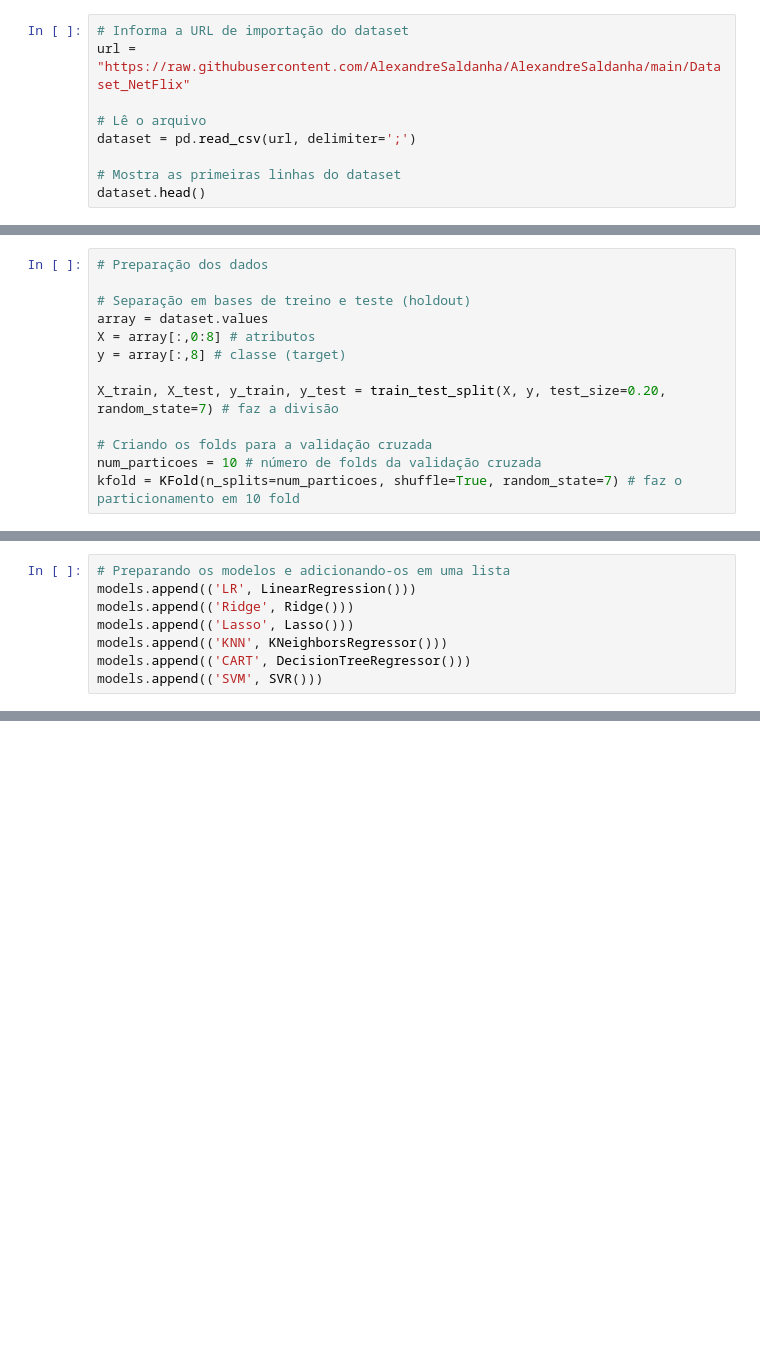
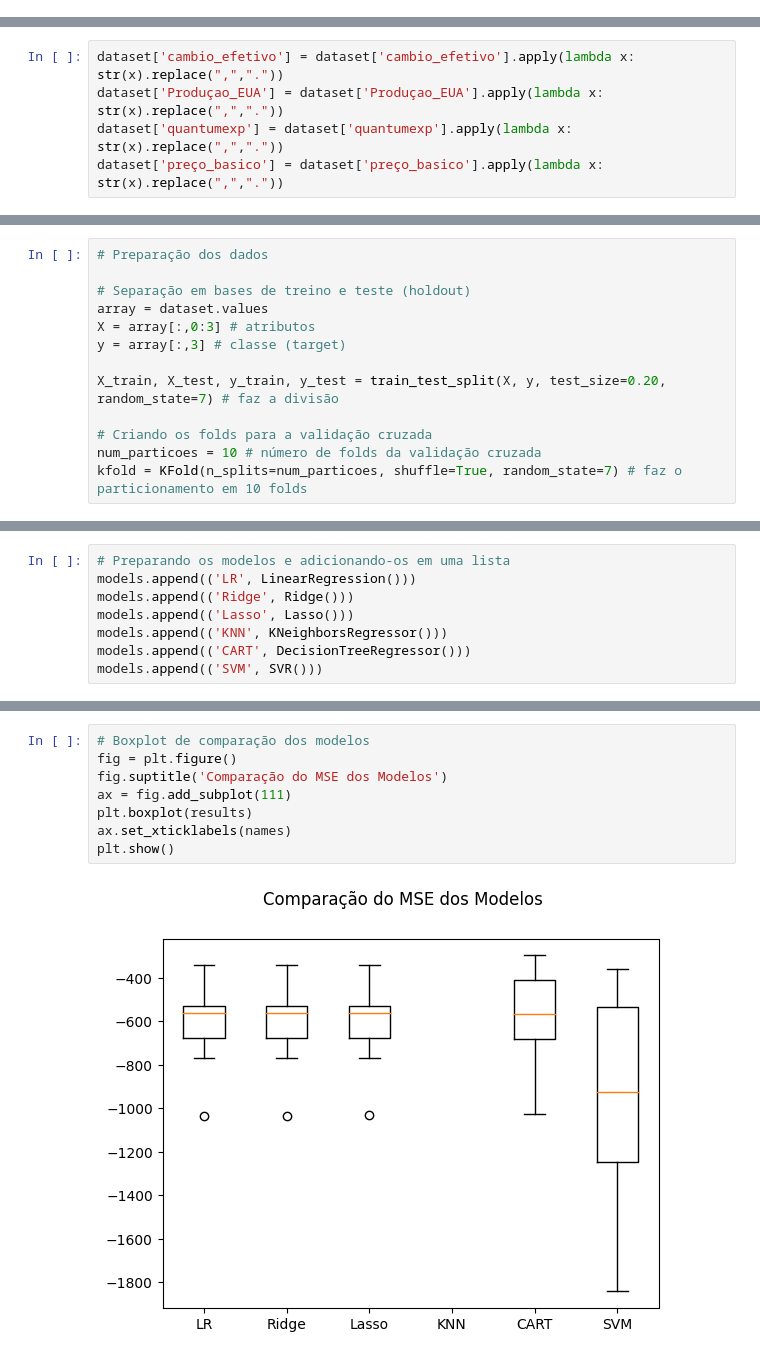
Before and after one commit to AlexandreSaldanha/AlexandreSaldanha, a Jupyter notebook: MVP_ML.ipynb, the cells around one changed output, grey strips where cells are left out. Saved outputs shown, nothing was run; the diff lists cells and outputs as text; blank space fills up the shorter version.

```diff
--- a/MVP_ML.ipynb
+++ b/MVP_ML.ipynb
@@ -19,12 +20,3 @@ from sklearn.linear_model import Lasso # algoritmo Regularização Lasso
 from sklearn.neighbors import KNeighborsRegressor # algoritmo KNN
 from sklearn.tree import DecisionTreeRegressor # algoritmo Árvore de Regressão
 from sklearn.svm import SVR # algoritmo SVM
-# %%
-# Informa a URL de importação do dataset
-url = "https://raw.githubusercontent.com/AlexandreSaldanha/AlexandreSaldanha/main/Dataset_NetFlix"
-
-# Lê o arquivo
-dataset = pd.read_csv(url, delimiter=';')
-
-# Mostra as primeiras linhas do dataset
-dataset.head()
@@ -37,0 +36,5 @@ dataset.head()
+# %%
+dataset['cambio_efetivo'] = dataset['cambio_efetivo'].apply(lambda x: str(x).replace(",","."))
+dataset['Produçao_EUA'] = dataset['Produçao_EUA'].apply(lambda x: str(x).replace(",","."))
+dataset['quantumexp'] = dataset['quantumexp'].apply(lambda x: str(x).replace(",","."))
+dataset['preço_basico'] = dataset['preço_basico'].apply(lambda x: str(x).replace(",","."))
@@ -40,14 +61,14 @@ dataset.head()
 
 # Separação em bases de treino e teste (holdout)
 array = dataset.values
-X = array[:,0:8] # atributos
-y = array[:,8] # classe (target)
+X = array[:,0:3] # atributos
+y = array[:,3] # classe (target)
 
 X_train, X_test, y_train, y_test = train_test_split(X, y, test_size=0.20, random_state=7) # faz a divisão
 
 # Criando os folds para a validação cruzada
 num_particoes = 10 # número de folds da validação cruzada
-kfold = KFold(n_splits=num_particoes, shuffle=True, random_state=7) # faz o particionamento em 10 fold
+kfold = KFold(n_splits=num_particoes, shuffle=True, random_state=7) # faz o particionamento em 10 folds
 # %%
 # Modelagem
 
@@ -79,0 +106,10 @@ ValueError: ignored
+# %%
+# Boxplot de comparação dos modelos
+fig = plt.figure()
+fig.suptitle('Comparação do MSE dos Modelos')
+ax = fig.add_subplot(111)
+plt.boxplot(results)
+ax.set_xticklabels(names)
+plt.show()
+# %% [output]
+[figure, added]
```
Also changed, not shown: parts of 6 cells of this notebook.
